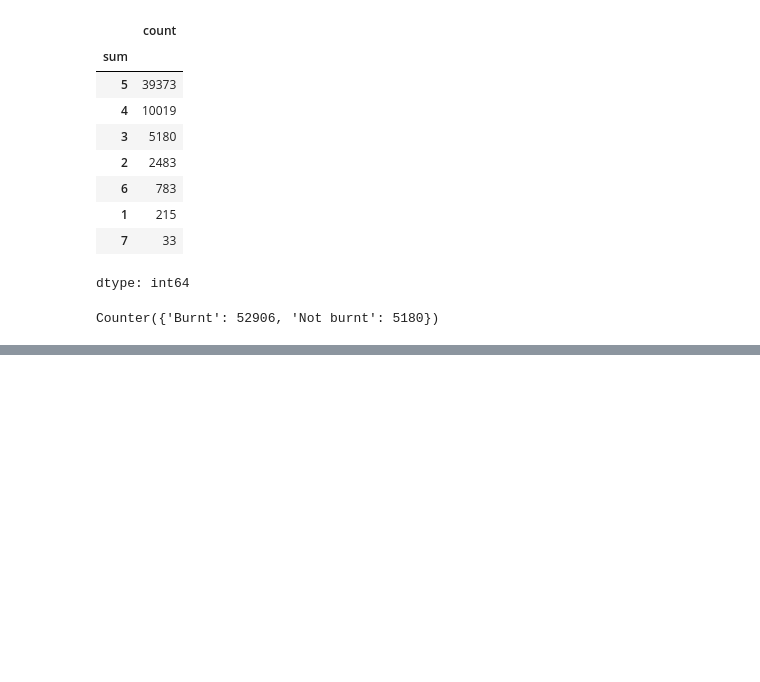
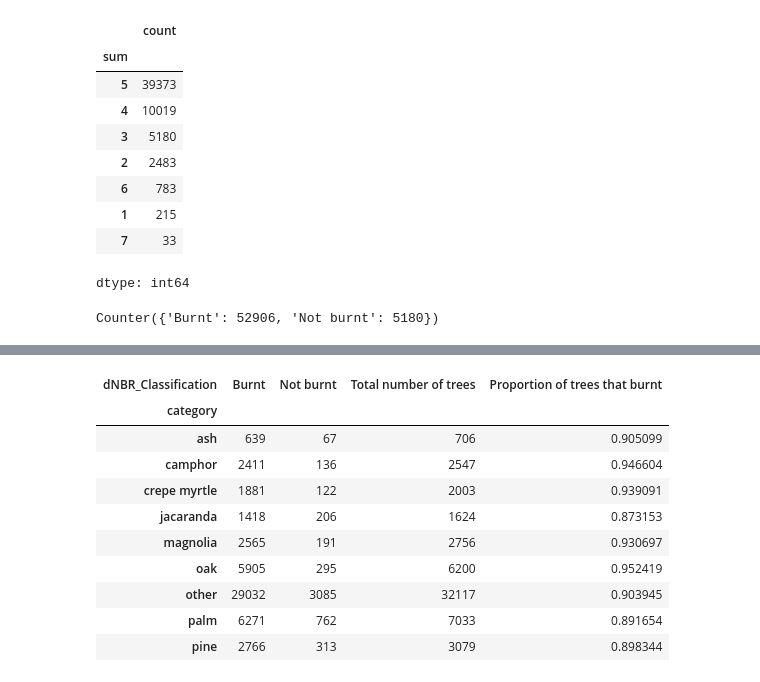
Before and after one commit to ankshah131/localsolve-open, a Jupyter notebook: wildfires/la_wildfires/LATrees_withburn.ipynb, the cells around one changed output, grey strips where cells are left out. Cells and saved outputs as stored; diff of their text form; code cells hidden in the pictures; blank space fills up the shorter version.

```diff
--- a/wildfires/la_wildfires/LATrees_withburn.ipynb
+++ b/wildfires/la_wildfires/LATrees_withburn.ipynb
@@ -348,0 +379,16 @@ df_wide2
+# %%
+df_wide2['Total number of trees'] = df_wide2['Burnt'] + df_wide2['Not burnt']
+df_wide2['Proportion of trees that burnt'] = df_wide2['Burnt'] / df_wide2['Total number of trees']
+df_wide2
+# %% [output]
+| dNBR_Classification | Burnt | Not burnt | Total number of trees | Proportion of trees that burnt |
+| category |  |  |  |  |
+| ash | 639 | 67 | 706 | 0.905099 |
+| camphor | 2411 | 136 | 2547 | 0.946604 |
+| crepe myrtle | 1881 | 122 | 2003 | 0.939091 |
+| jacaranda | 1418 | 206 | 1624 | 0.873153 |
+| magnolia | 2565 | 191 | 2756 | 0.930697 |
+| oak | 5905 | 295 | 6200 | 0.952419 |
+| other | 29032 | 3085 | 32117 | 0.903945 |
+| palm | 6271 | 762 | 7033 | 0.891654 |
+| pine | 2766 | 313 | 3079 | 0.898344 |
```
Also changed, not shown: parts of 4 cells of this notebook.
